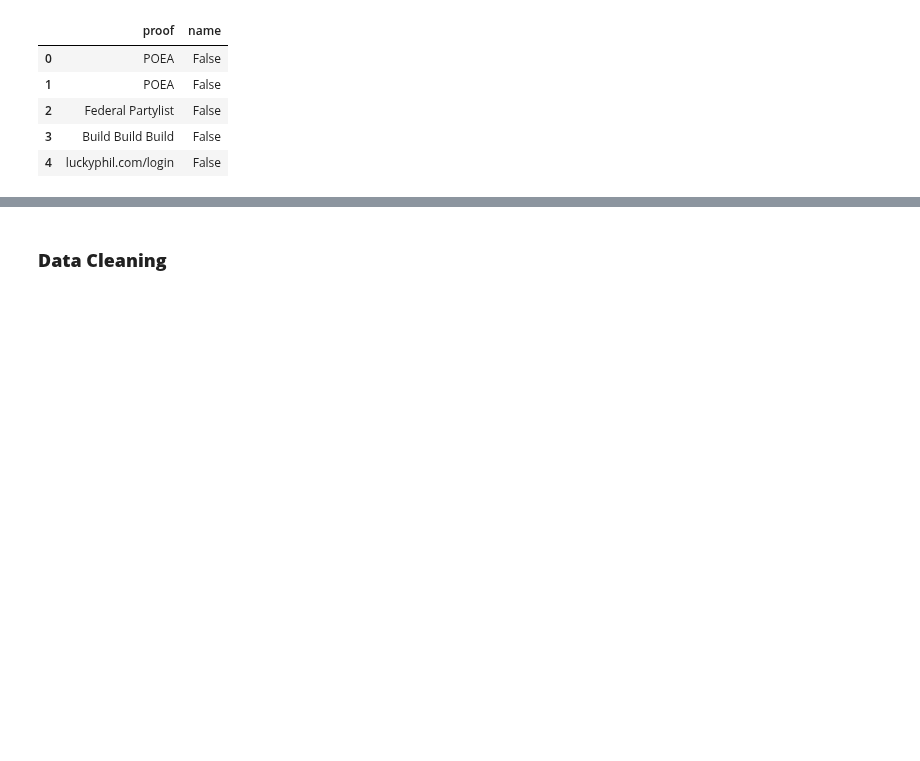
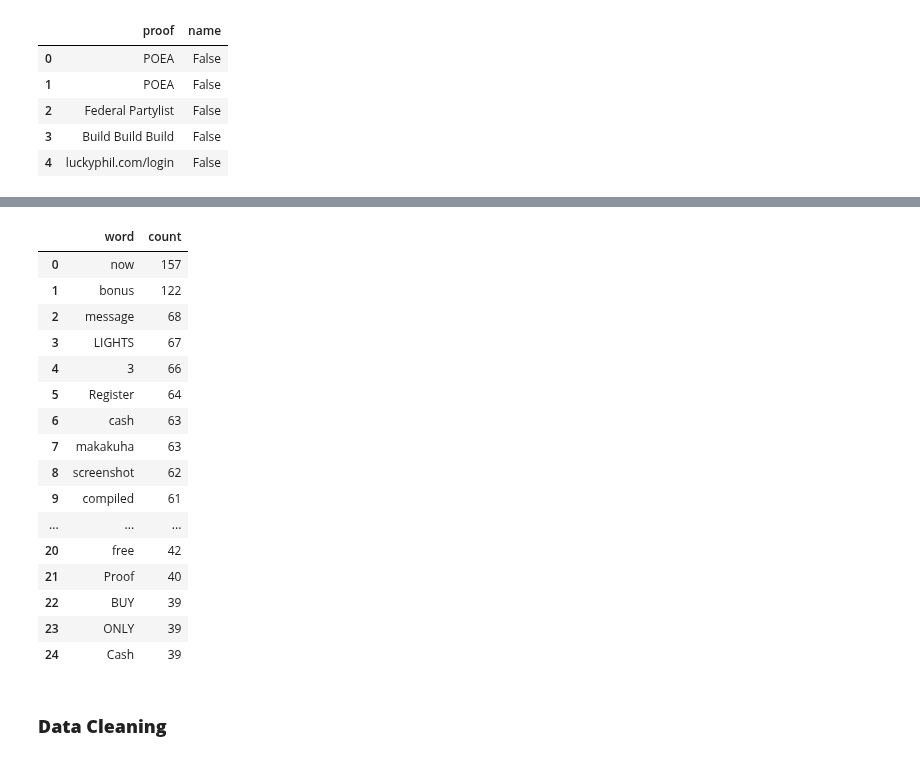
Before and after one commit to AGR-Yes/ScamMessagesPhilippines, a Jupyter notebook: PhilippineSpamSMS_Phase_2.ipynb, the cells around one changed output, grey strips where cells are left out. Drawn from its saved outputs; the diff is of its cells as text; code cells hidden in the pictures; blank space fills up the shorter version.

Commit message:
Cleaned text

```diff
--- a/PhilippineSpamSMS_Phase_2.ipynb
+++ b/PhilippineSpamSMS_Phase_2.ipynb
@@ -245,11 +245,11 @@ stopwords
 #### **Removing Stopwords**
 # %%
 #remove stopwords from dataset
-df = proof_filtered.copy()
+text_only = proof_filtered.copy()
 
-df['proof'] = df['proof'].apply(lambda x: ' '.join([word for word in x.split() if word not in (stopwords)]))
+text_only['proof'] = text_only['proof'].apply(lambda x: ' '.join([word for word in x.split() if word not in (stopwords)]))
 
-df.head()
+text_only.head()
 # %% [output]
 |  | proof | name |
 | 0 | POEA | False |
@@ -331,0 +260,4 @@ top.head(50)
+# %%
+#remove STOPWORDS from dataframe
+text_only = text_only[text_only['proof'].notnull()].reset_index(drop=True)
+text_only
@@ -331,0 +280,4 @@ top.head(50)
+# %%
+#remove punctuations from dataframe
+text_only['proof'] = text_only['proof'].str.replace('[^\w\s]','')
+text_only
@@ -332,3 +298,33 @@ top.head(50)
+# %%
+remove = ['httpstlystsH','https://t.ly/stsH','https','&', 'amp', 'amp;', 'tly', 't', 'ly', 'co', 'com', 'www', 'http']
+
+#removing words from dataframe with `remove`
+text_only['proof'] = text_only['proof'].apply(lambda x: ' '.join([word for word in x.split() if word not in (remove)]))
+
+#removing single letters with regex
+text_only['proof'] = text_only['proof'].str.replace(r'\b[a-zA-Z]\b', '')
+# %%
+#top 25 words with count from dataframe
+top25 = pd.DataFrame(FreqDist(text_only['proof'].str.cat(sep=' ').split()).most_common(25), columns=['word','count'])
+top25
+# %% [output]
+|  | word | count |
+| 0 | now | 157 |
+| 1 | bonus | 122 |
+| 2 | message | 68 |
+| 3 | LIGHTS | 67 |
+| 4 | 3 | 66 |
+| 5 | Register | 64 |
+| 6 | cash | 63 |
+| 7 | makakuha | 63 |
+| 8 | screenshot | 62 |
+| 9 | compiled | 61 |
+| ... | ... | ... |
+| 20 | free | 42 |
+| 21 | Proof | 40 |
+| 22 | BUY | 39 |
+| 23 | ONLY | 39 |
+| 24 | Cash | 39 |
 # %% [markdown]
 ### **Data Cleaning**
 # %% [markdown]
```
Also changed, not shown: parts of 11 cells of this notebook.
